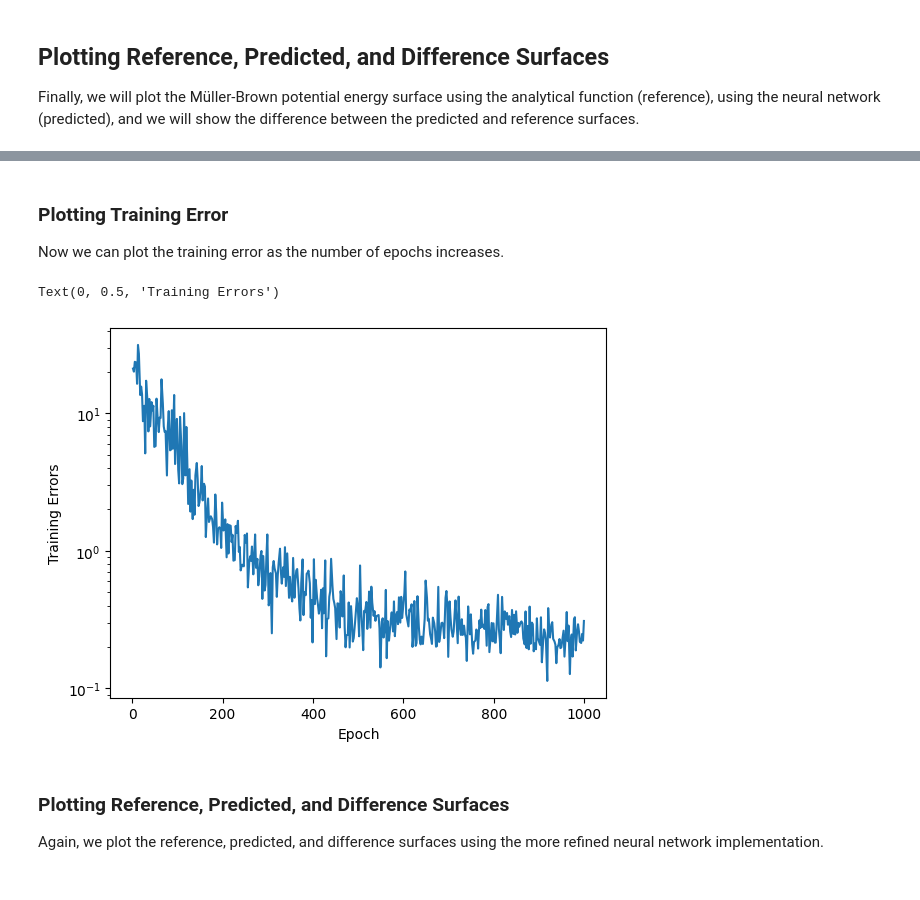
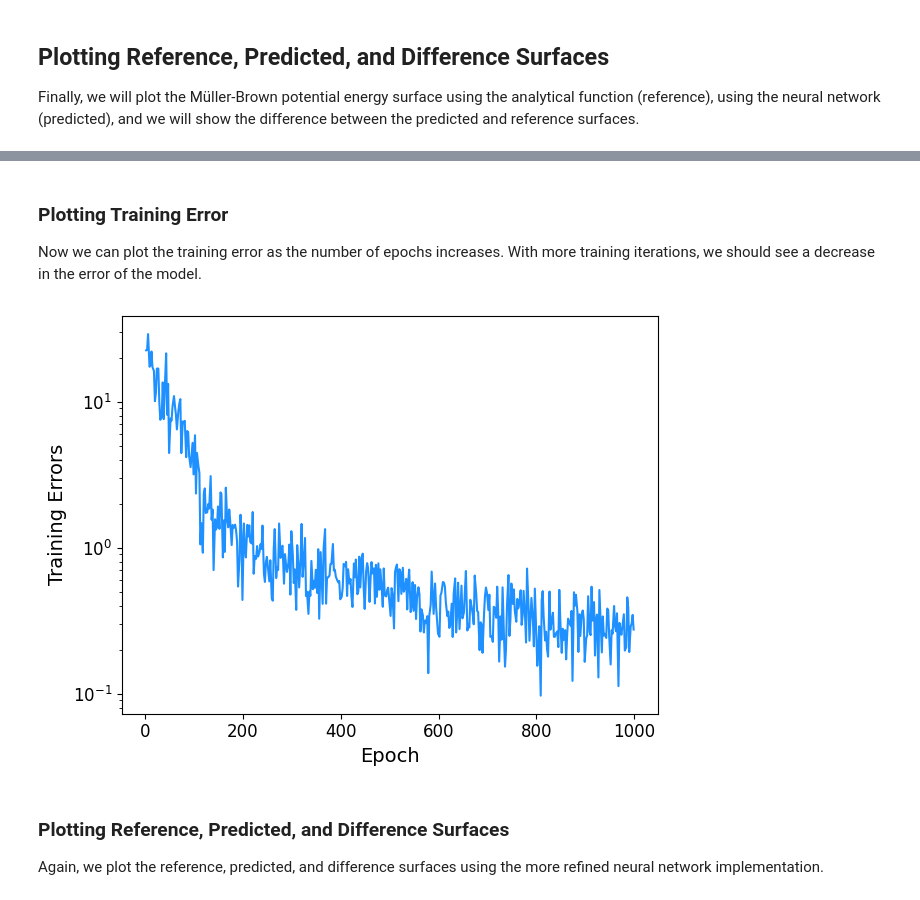
Before and after one commit to cc-ats/mlp_tutorial, a Jupyter notebook: Lesson1_FNN.ipynb, the cells around one changed output, grey strips where cells are left out. Cells and saved outputs as stored; diff of their text form; code cells hidden in the pictures.

```diff
--- a/Lesson1_FNN.ipynb
+++ b/Lesson1_FNN.ipynb
@@ -371,17 +370,20 @@ INFO:pytorch_lightning.utilities.rank_zero:`Trainer.fit` stopped: `max_epochs=10
 ### Plotting Training Error
 
 Now we can plot the training error as the number of epochs increases.
+With more training iterations, we should see a decrease in the error of the model.
 # %%
 import pandas as pd
 loss = pd.read_csv("logs_csv/lightning_logs/version_0/metrics.csv")
 
 fig, ax = plt.subplots()
-ax.semilogy(loss["epoch"], loss["train_loss"])
-ax.set_xlabel("Epoch")
-ax.set_ylabel("Training Errors")
+ax.semilogy(loss["epoch"], loss["train_loss"], color='dodgerblue')
+ax.set_xlabel("Epoch", fontsize=14)
+ax.set_ylabel("Training Errors", fontsize=14)
+plt.xticks(fontsize=12)
+plt.yticks(fontsize=12)
+plt.tight_layout()
 # %% [output]
-Text(0, 0.5, 'Training Errors')
-[figure, old version]
+[figure, new version]
 # %% [markdown]
 ### Plotting Reference, Predicted, and Difference Surfaces
 
```
Also changed, not shown: parts of 14 cells of this notebook.
